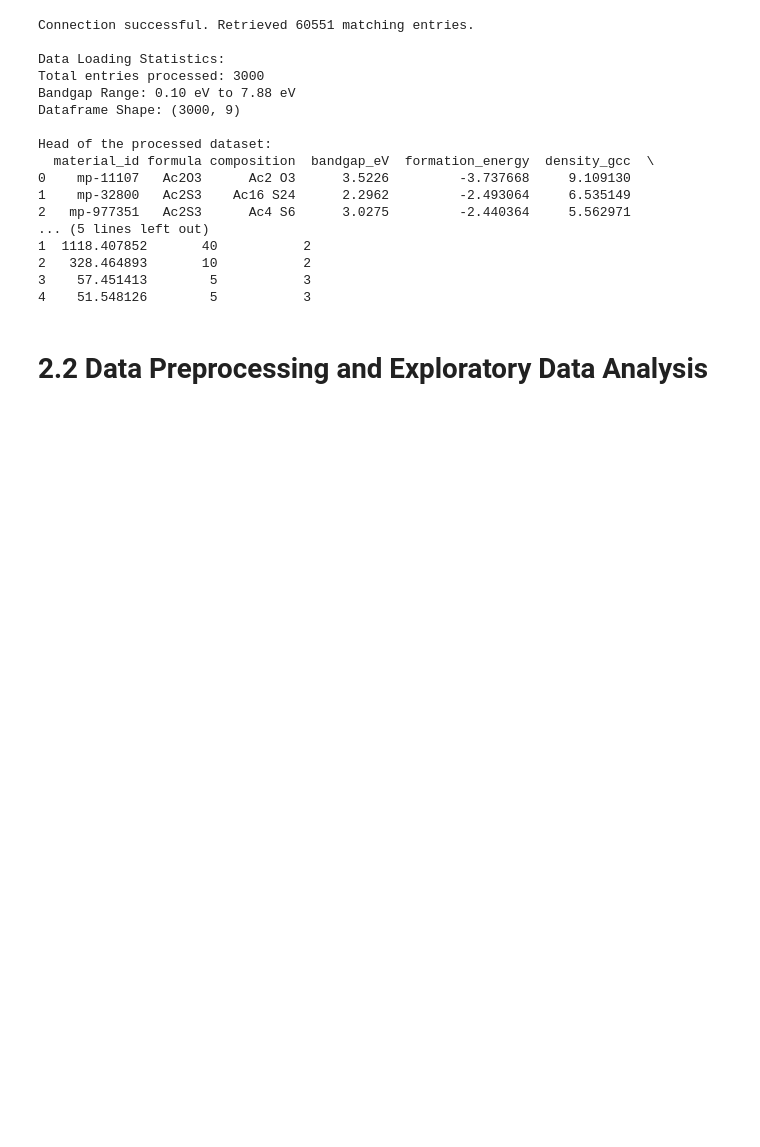
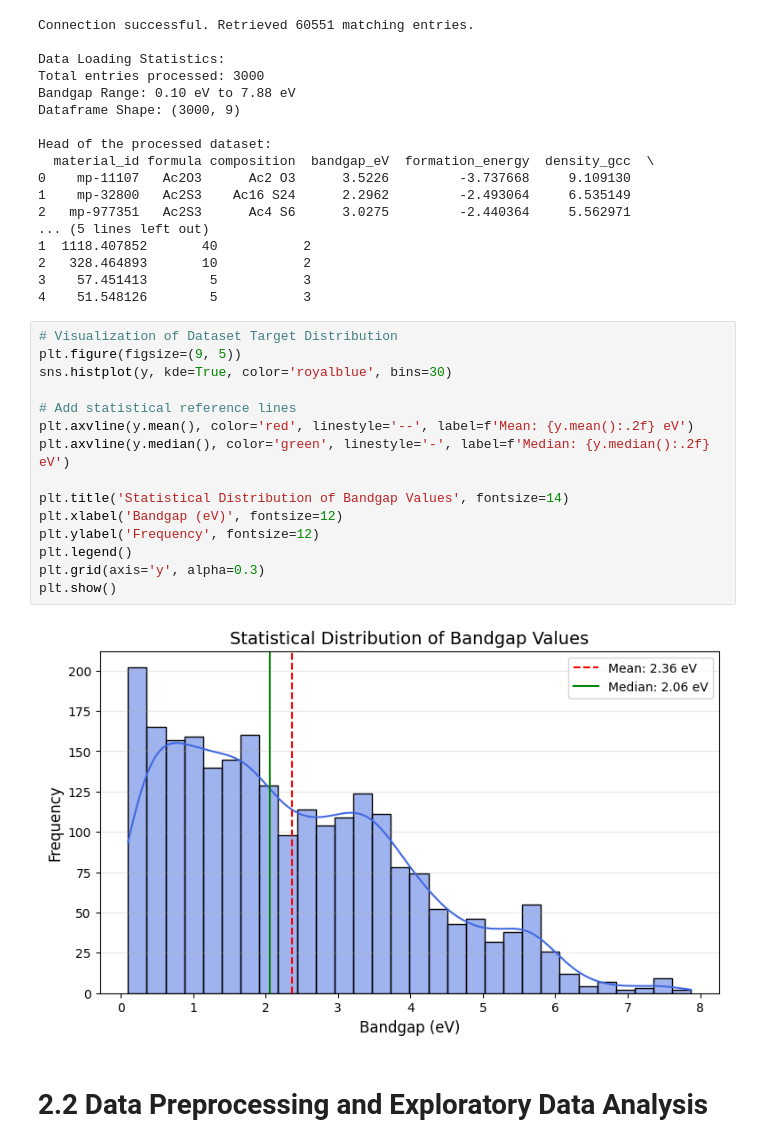
Before and after one commit to xqwu1108-create/MSE1003H_XueqiuWu_1011808741, a Jupyter notebook: A1.ipynb, the cells around one changed output. Saved outputs shown, nothing was run; the diff lists cells and outputs as text; blank space fills up the shorter version.

```diff
--- a/A1.ipynb
+++ b/A1.ipynb
@@ -137,6 +135,23 @@ Head of the processed dataset:
 2   328.464893       10           2
 3    57.451413        5           3
 4    51.548126        5           3
+# %%
+# Visualization of Dataset Target Distribution
+plt.figure(figsize=(9, 5))
+sns.histplot(y, kde=True, color='royalblue', bins=30)
+
+# Add statistical reference lines
+plt.axvline(y.mean(), color='red', linestyle='--', label=f'Mean: {y.mean():.2f} eV')
+plt.axvline(y.median(), color='green', linestyle='-', label=f'Median: {y.median():.2f} eV')
+
+plt.title('Statistical Distribution of Bandgap Values', fontsize=14)
+plt.xlabel('Bandgap (eV)', fontsize=12)
+plt.ylabel('Frequency', fontsize=12)
+plt.legend()
+plt.grid(axis='y', alpha=0.3)
+plt.show()
+# %% [output]
+[figure, added]
 # %% [markdown]
 # **2.2 Data Preprocessing and Exploratory Data Analysis**
 # %%
```
Also changed, not shown: parts of 18 cells of this notebook.
